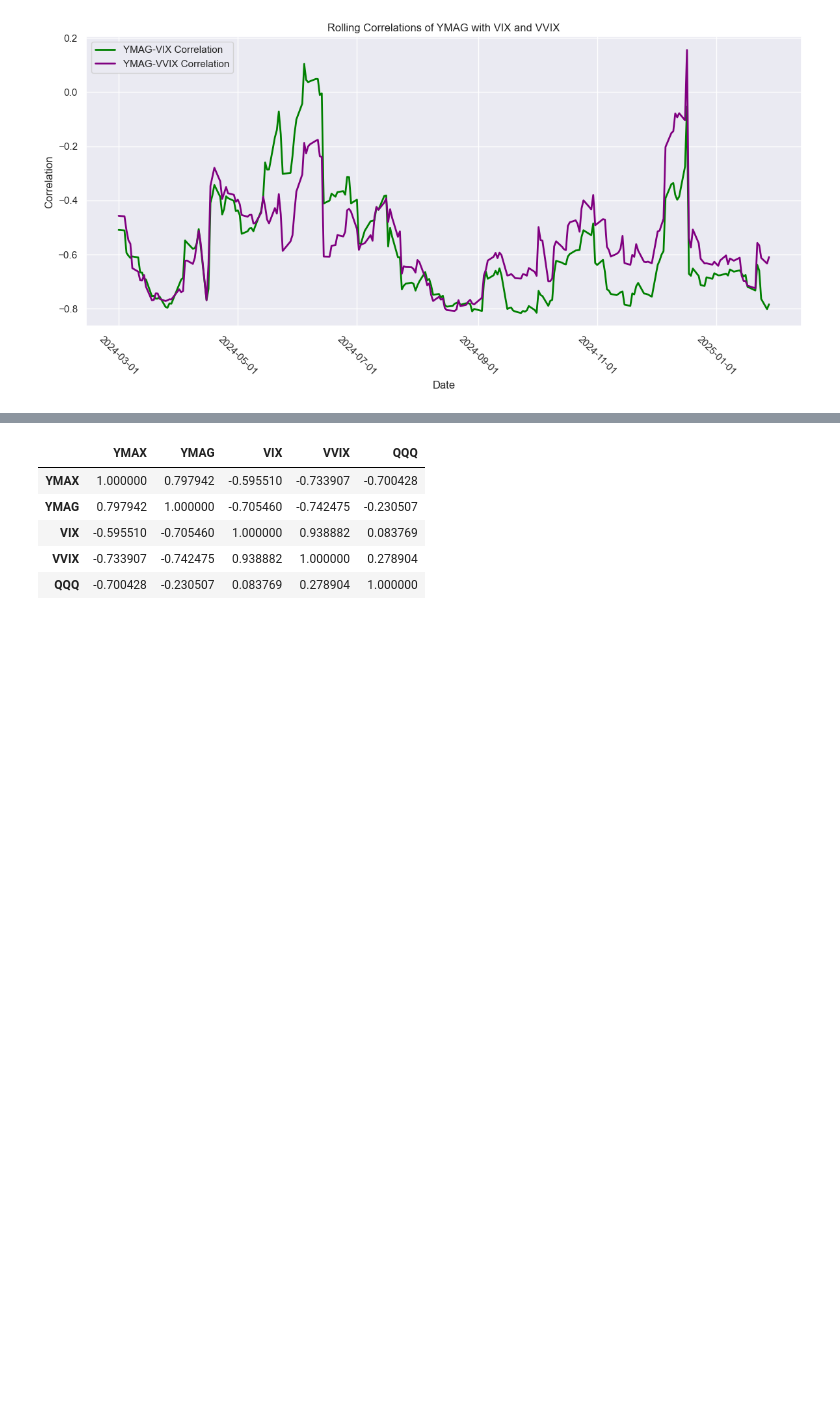
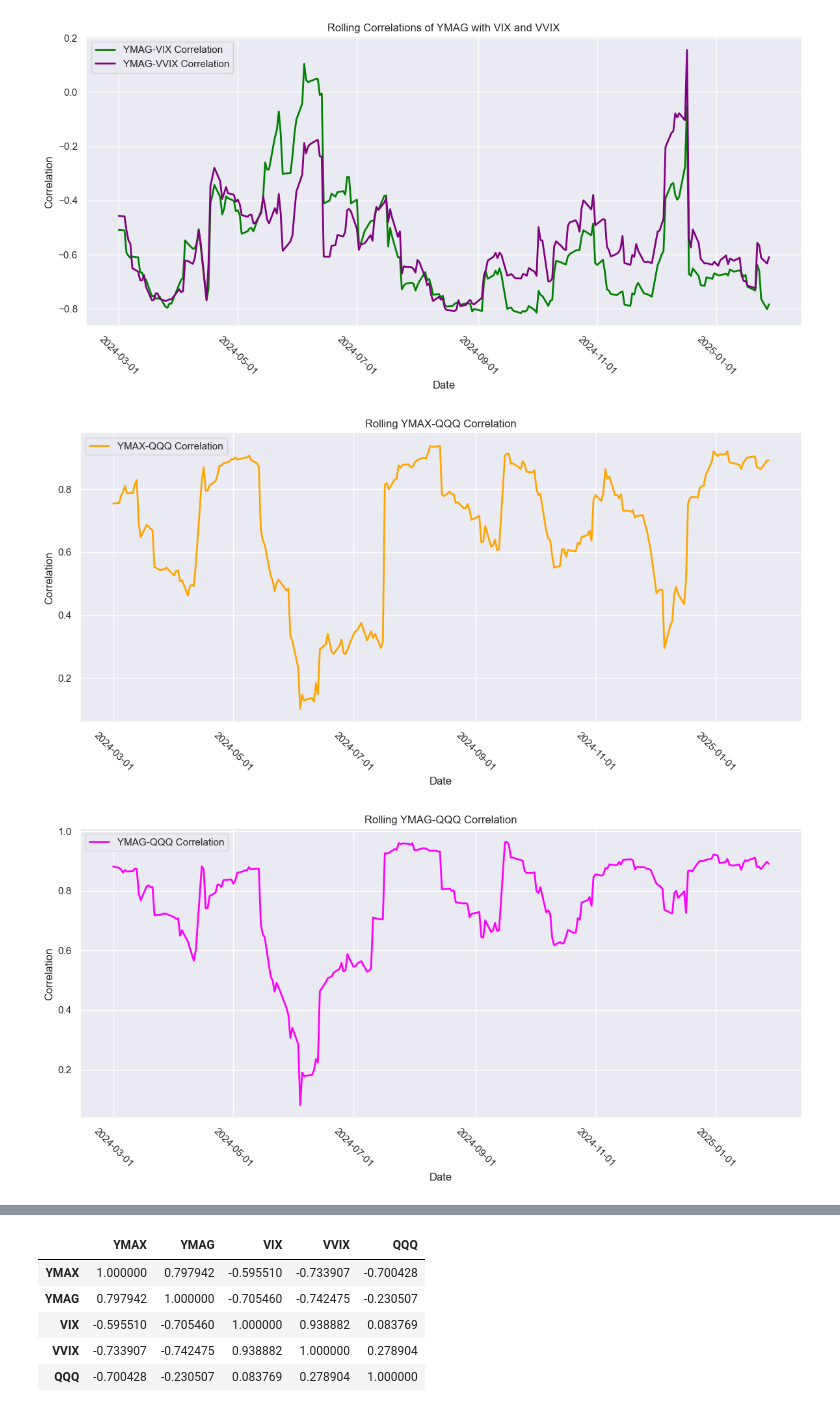
Before and after one commit to BensonMunene/Ratios-Strategy-App, a Jupyter notebook: Codes/Backtester Algorithm1.ipynb, the cells around one changed output, grey strips where cells are left out. Cells and saved outputs as stored; diff of their text form; code cells hidden in the pictures; blank space fills up the shorter version.

```diff
--- a/Codes/Backtester Algorithm1.ipynb
+++ b/Codes/Backtester Algorithm1.ipynb
@@ -511,6 +509,9 @@ stats_df["YMAX-VIX Correlation"] = returns["YMAX"].rolling(window=window_size).c
 stats_df["YMAX-VVIX Correlation"] = returns["YMAX"].rolling(window=window_size).corr(returns["VVIX"])
 stats_df["YMAG-VIX Correlation"] = returns["YMAG"].rolling(window=window_size).corr(returns["VIX"])
 stats_df["YMAG-VVIX Correlation"] = returns["YMAG"].rolling(window=window_size).corr(returns["VVIX"])
+stats_df["YMAX-QQQ Correlation"] = returns["YMAX"].rolling(window=window_size).corr(returns["QQQ"])
+stats_df["YMAG-QQQ Correlation"] = returns["YMAG"].rolling(window=window_size).corr(returns["QQQ"])
+
 
 # Drop NaN values resulting from rolling calculations
 stats_df = stats_df.dropna()
@@ -671,3 +672,48 @@ plt.show()
 # %% [output]
 [figure]
 [figure]
+# %%
+import matplotlib.pyplot as plt
+import matplotlib.dates as mdates
+import seaborn as sns
+
+# Optional: Set a dark-themed style similar to Plotly's dark mode
+sns.set_theme(style="darkgrid")
+
+# Ensure the DataFrame index is in datetime format
+stats_df.index = pd.to_datetime(stats_df.index)
+
+# -----------------------------
+# Plot for YMAX-QQQ Correlation
+# -----------------------------
+plt.figure(figsize=(12, 6))
+plt.plot(stats_df.index, stats_df["YMAX-QQQ Correlation"],
+         color="orange", linewidth=2, label="YMAX-QQQ Correlation")
+plt.title("Rolling YMAX-QQQ Correlation")
+plt.xlabel("Date")
+plt.ylabel("Correlation")
+plt.gca().xaxis.set_major_locator(mdates.AutoDateLocator())
+plt.gca().xaxis.set_major_formatter(mdates.DateFormatter('%Y-%m-%d'))
+plt.xticks(rotation=-45)
+plt.legend(loc="upper left")
+plt.tight_layout()
+plt.show()
+
+# -----------------------------
+# Plot for YMAG-QQQ Correlation
+# -----------------------------
+plt.figure(figsize=(12, 6))
+plt.plot(stats_df.index, stats_df["YMAG-QQQ Correlation"],
+         color="magenta", linewidth=2, label="YMAG-QQQ Correlation")
+plt.title("Rolling YMAG-QQQ Correlation")
+plt.xlabel("Date")
+plt.ylabel("Correlation")
+plt.gca().xaxis.set_major_locator(mdates.AutoDateLocator())
+plt.gca().xaxis.set_major_formatter(mdates.DateFormatter('%Y-%m-%d'))
+plt.xticks(rotation=-45)
+plt.legend(loc="upper left")
+plt.tight_layout()
+plt.show()
+# %% [output]
+[figure, added]
+[figure, added]
```
Also changed, not shown: parts of 12 cells of this notebook, 2 other files.
